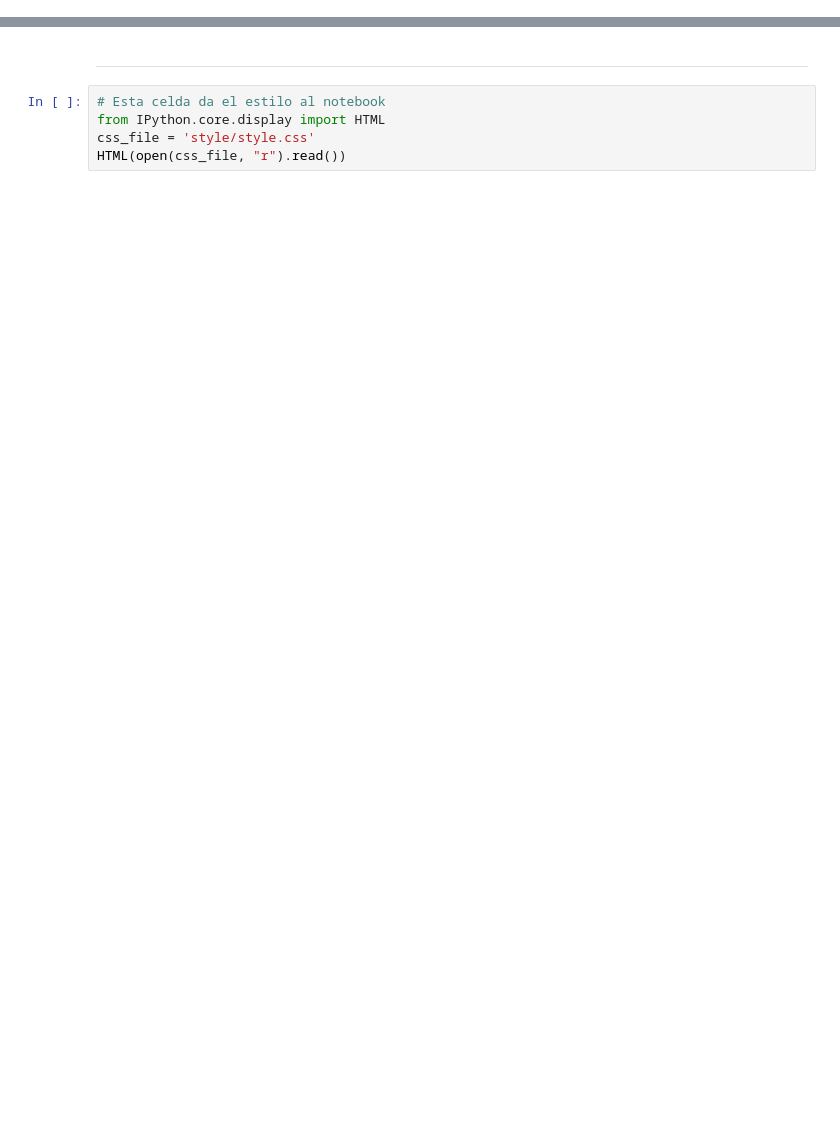
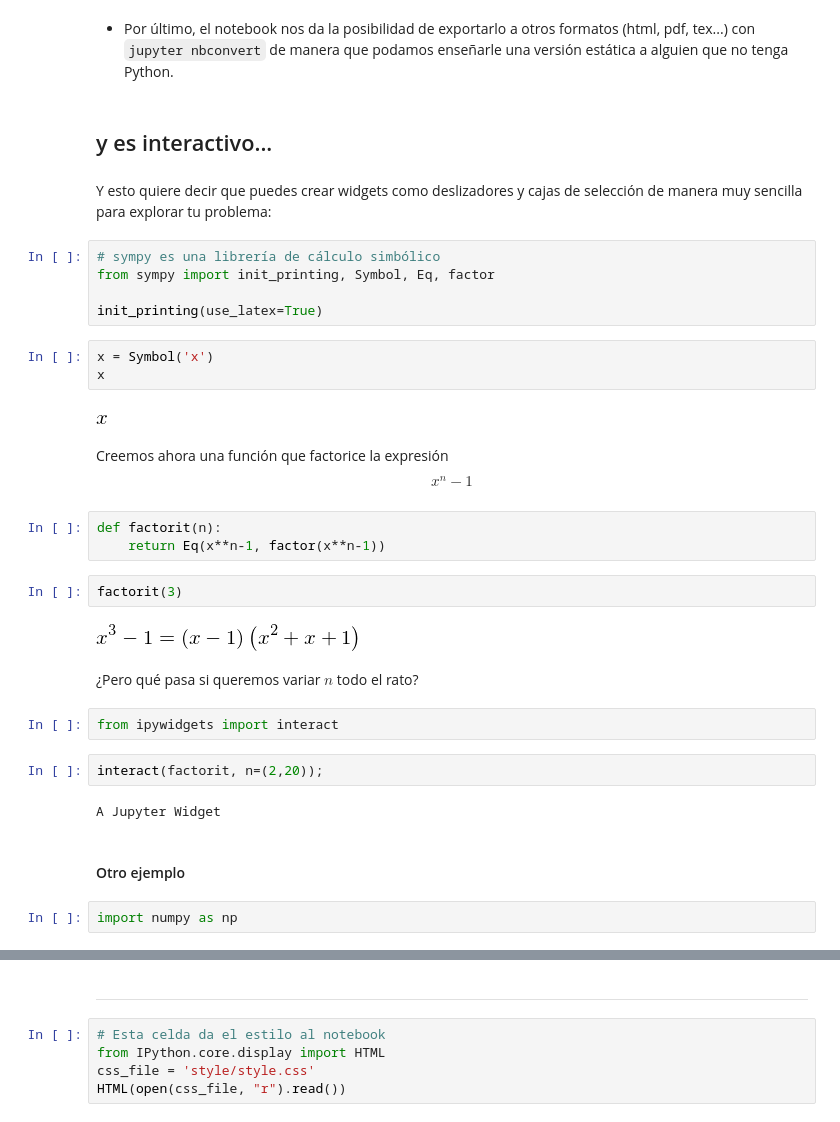
Before and after one commit to AlexS12/promo_notebook, a Jupyter notebook: promo_notebook.ipynb, the cells around one changed output, grey strips where cells are left out. Drawn from its saved outputs; the diff is of its cells as text; blank space fills up the shorter version.

```diff
--- a/promo_notebook.ipynb
+++ b/promo_notebook.ipynb
@@ -297,0 +54,38 @@ A Jupyter Widget
+# %% [markdown]
+* Por último, el notebook nos da la posibilidad de exportarlo a otros formatos (html, pdf, tex...) con `jupyter nbconvert` de manera que podamos enseñarle una versión estática a alguien que no tenga Python.
+# %% [markdown]
+## y es interactivo...
+# %% [markdown]
+Y esto quiere decir que puedes crear widgets como deslizadores y cajas de selección de manera muy sencilla para explorar tu problema:
+# %%
+# sympy es una librería de cálculo simbólico
+from sympy import init_printing, Symbol, Eq, factor
+
+init_printing(use_latex=True)
+# %%
+x = Symbol('x')
+x
+# %% [output]
+[figure, added]
+# %% [markdown]
+Creemos ahora una función que factorice la expresión
+$$x^n - 1$$
+# %%
+def factorit(n):
+    return Eq(x**n-1, factor(x**n-1))
+# %%
+factorit(3)
+# %% [output]
+[figure, added]
+# %% [markdown]
+¿Pero qué pasa si queremos variar $n$ todo el rato?
+# %%
+from ipywidgets import interact
+# %%
+interact(factorit, n=(2,20));
+# %% [output]
+A Jupyter Widget
+# %% [markdown]
+#### Otro ejemplo
+# %%
+import numpy as np
```
Also changed, not shown: parts of 58 cells of this notebook, 9 other files.
